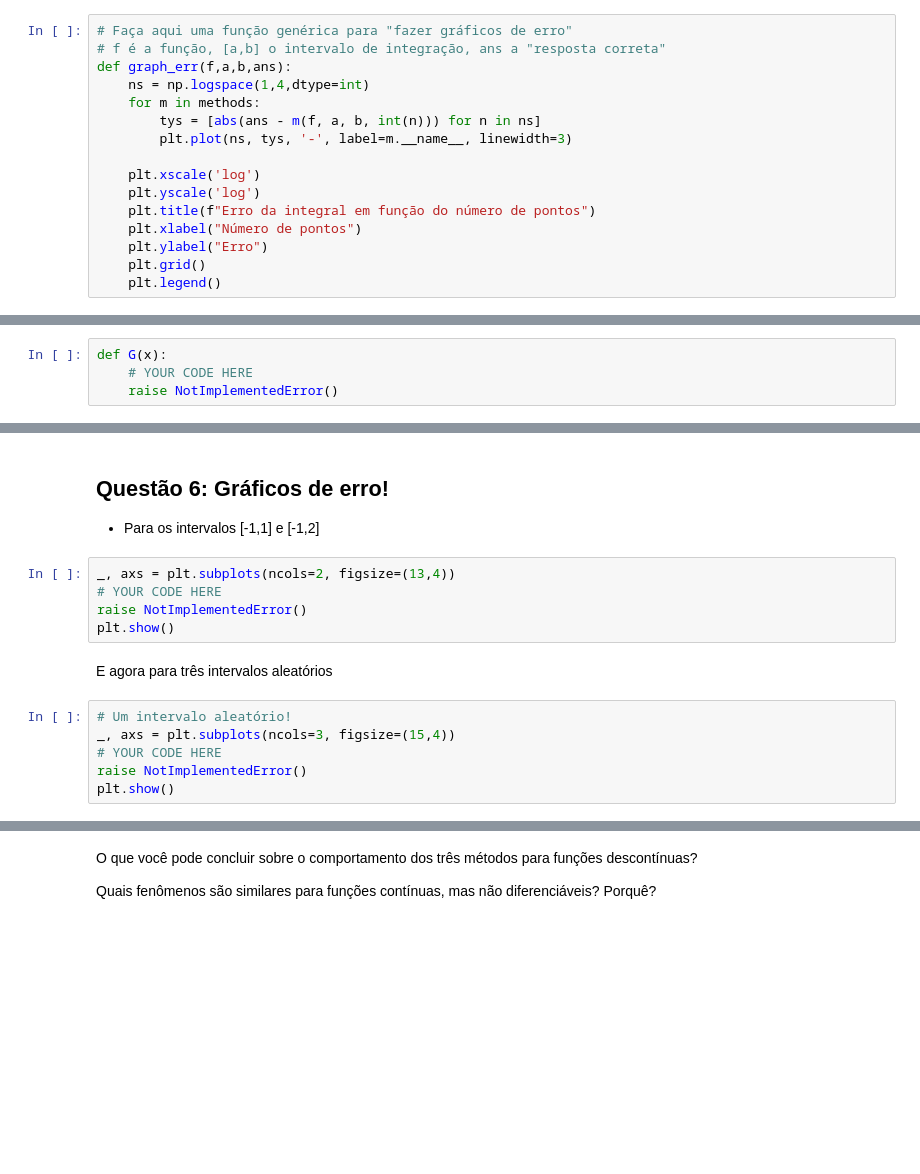
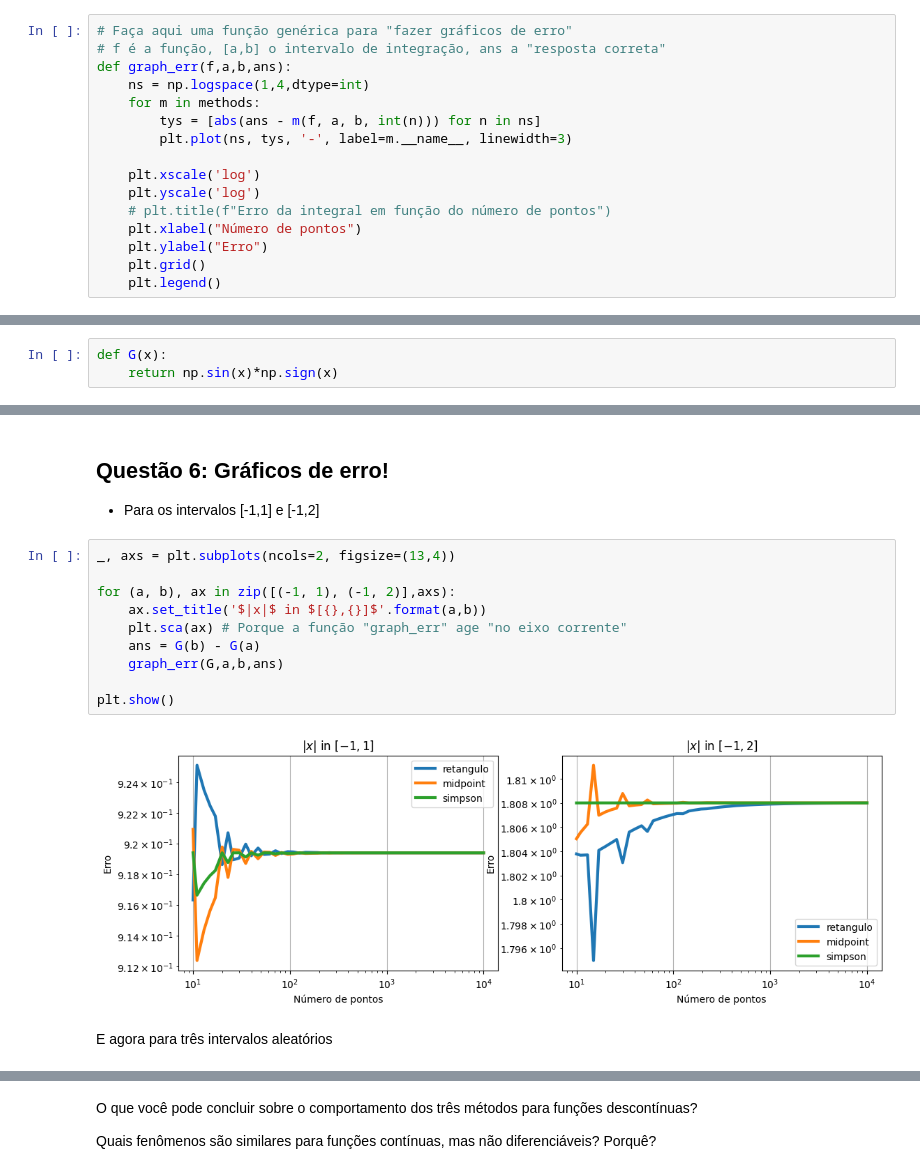
Before and after one commit to gustavo-m-vieira/comp-cient, a Jupyter notebook: Testes/Teste6.ipynb, the cells around one changed output, grey strips where cells are left out. Saved outputs shown, nothing was run; the diff lists cells and outputs as text; blank space fills up the shorter version.

```diff
--- a/Testes/Teste6.ipynb
+++ b/Testes/Teste6.ipynb
@@ -149,7 +149,7 @@ def graph_err(f,a,b,ans):
 
     plt.xscale('log')
     plt.yscale('log')
-    plt.title(f"Erro da integral em função do número de pontos")
+    # plt.title(f"Erro da integral em função do número de pontos")
     plt.xlabel("Número de pontos")
     plt.ylabel("Erro")
     plt.grid()
@@ -225,10 +229,9 @@ plt.show()
 [figure]
 # %% [markdown]
 ## Questão 5: Dê uma primitiva de $g$
-# %%
-def G(x):
-    # YOUR CODE HERE
-    raise NotImplementedError()
+# %%
+def G(x):
+    return np.sin(x)*np.sign(x)
 # %%
 assert np.abs(df(G,1) - g(1)) < 1e-12
 # %%
@@ -240,16 +243,17 @@ assert np.all(np.abs(relerr) < 5e-11)
 ## Questão 6: Gráficos de erro!
 
 - Para os intervalos [-1,1] e [-1,2]
-# %%
-_, axs = plt.subplots(ncols=2, figsize=(13,4))
-# YOUR CODE HERE
-raise NotImplementedError()
-plt.show()
+# %%
+_, axs = plt.subplots(ncols=2, figsize=(13,4))
+
+for (a, b), ax in zip([(-1, 1), (-1, 2)],axs):
+    ax.set_title('$|x|$ in $[{},{}]$'.format(a,b))
+    plt.sca(ax) # Porque a função "graph_err" age "no eixo corrente"
+    ans = G(b) - G(a)
+    graph_err(G,a,b,ans)
+
+plt.show()
+# %% [output]
+[figure, added]
 # %% [markdown]
 E agora para três intervalos aleatórios
-# %%
-# Um intervalo aleatório!
-_, axs = plt.subplots(ncols=3, figsize=(15,4))
-# YOUR CODE HERE
-raise NotImplementedError()
-plt.show()
```
Also changed, not shown: parts of 4 cells of this notebook.
